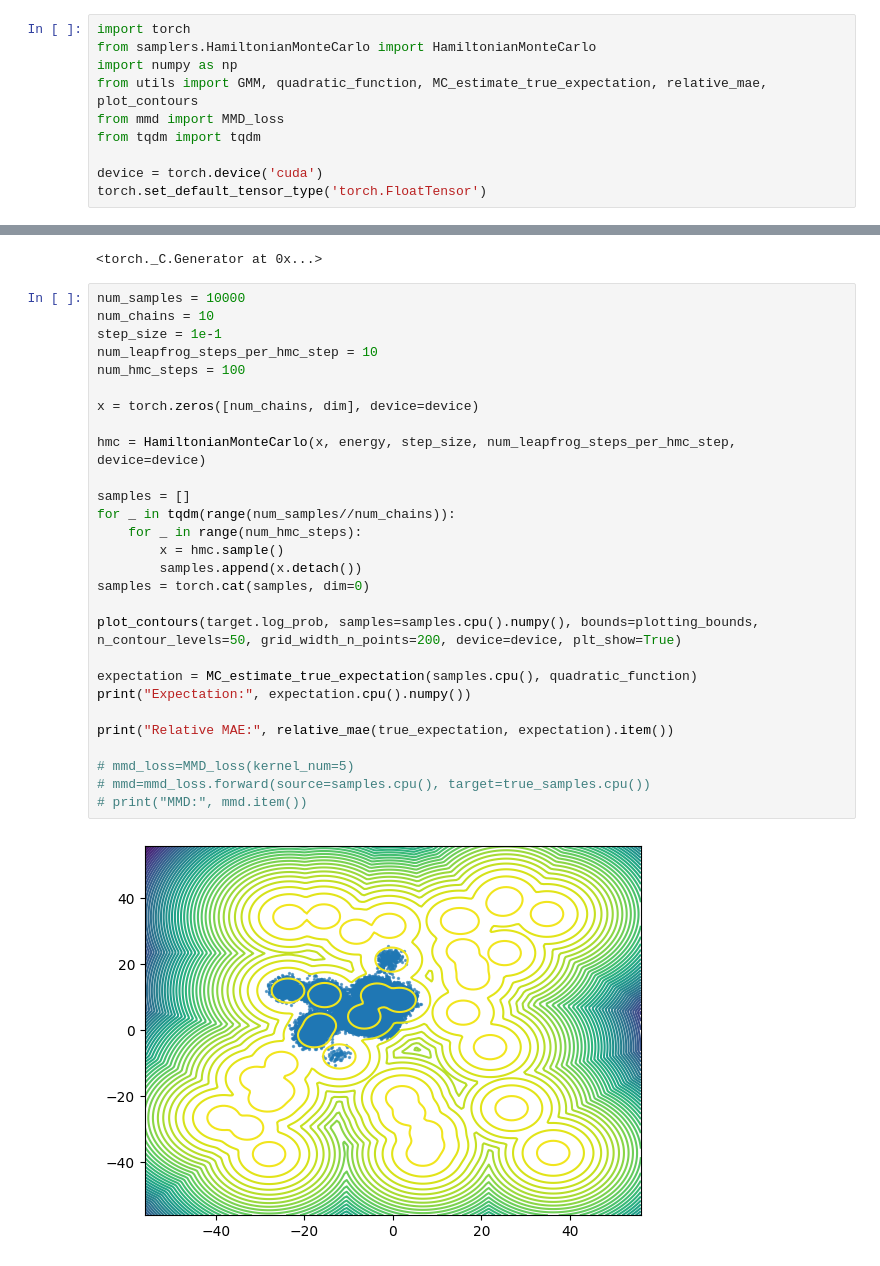
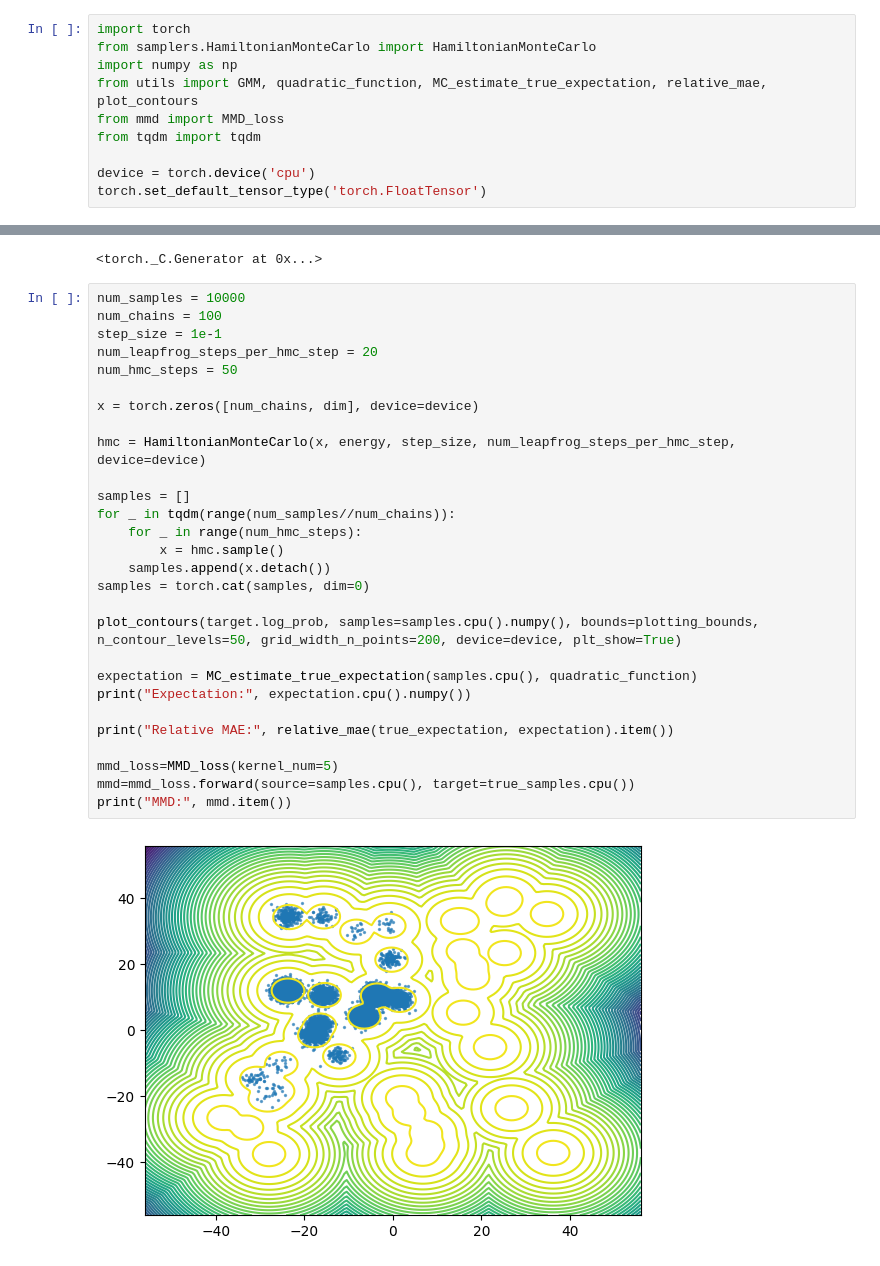
Before and after one commit to Wenlin-Chen/DiGS, a Jupyter notebook: MoG-40/HMC.ipynb, the cells around one changed output, grey strips where cells are left out. Drawn from its saved outputs; the diff is of its cells as text.

```diff
--- a/MoG-40/HMC.ipynb
+++ b/MoG-40/HMC.ipynb
@@ -9,7 +9,7 @@ from utils import GMM, quadratic_function, MC_estimate_true_expectation, relativ
 from mmd import MMD_loss
 from tqdm import tqdm
 
-device = torch.device('cuda')
+device = torch.device('cpu')
 torch.set_default_tensor_type('torch.FloatTensor')
 # %%
 dim = 2
@@ -43,31 +43,31 @@ torch.manual_seed(SEED)
 <torch._C.Generator at 0x...>
 # %%
 num_samples = 10000
-num_chains = 10
+num_chains = 100
 step_size = 1e-1
-num_leapfrog_steps_per_hmc_step = 10
-num_hmc_steps = 100
+num_leapfrog_steps_per_hmc_step = 20
+num_hmc_steps = 50
 
 x = torch.zeros([num_chains, dim], device=device)
 
 hmc = HamiltonianMonteCarlo(x, energy, step_size, num_leapfrog_steps_per_hmc_step, device=device)
 
 samples = []
 for _ in tqdm(range(num_samples//num_chains)):
     for _ in range(num_hmc_steps):
         x = hmc.sample()
-        samples.append(x.detach())
+    samples.append(x.detach())
 samples = torch.cat(samples, dim=0)
 
 plot_contours(target.log_prob, samples=samples.cpu().numpy(), bounds=plotting_bounds, n_contour_levels=50, grid_width_n_points=200, device=device, plt_show=True)
 
 expectation = MC_estimate_true_expectation(samples.cpu(), quadratic_function)
 print("Expectation:", expectation.cpu().numpy())
 
 print("Relative MAE:", relative_mae(true_expectation, expectation).item())
 
-# mmd_loss=MMD_loss(kernel_num=5)
-# mmd=mmd_loss.forward(source=samples.cpu(), target=true_samples.cpu())
-# print("MMD:", mmd.item())
+mmd_loss=MMD_loss(kernel_num=5)
+mmd=mmd_loss.forward(source=samples.cpu(), target=true_samples.cpu())
+print("MMD:", mmd.item())
 # %% [output]
-[figure, old version]
+[figure, new version]
```
Also changed, not shown: parts of 2 cells of this notebook, 3 other files.
